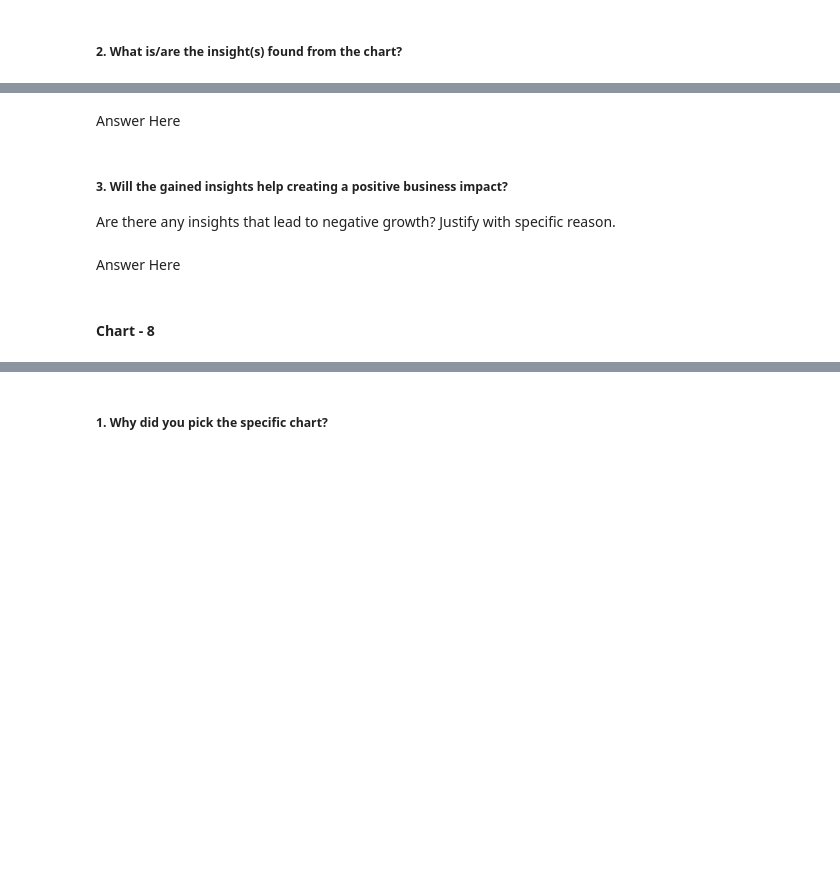
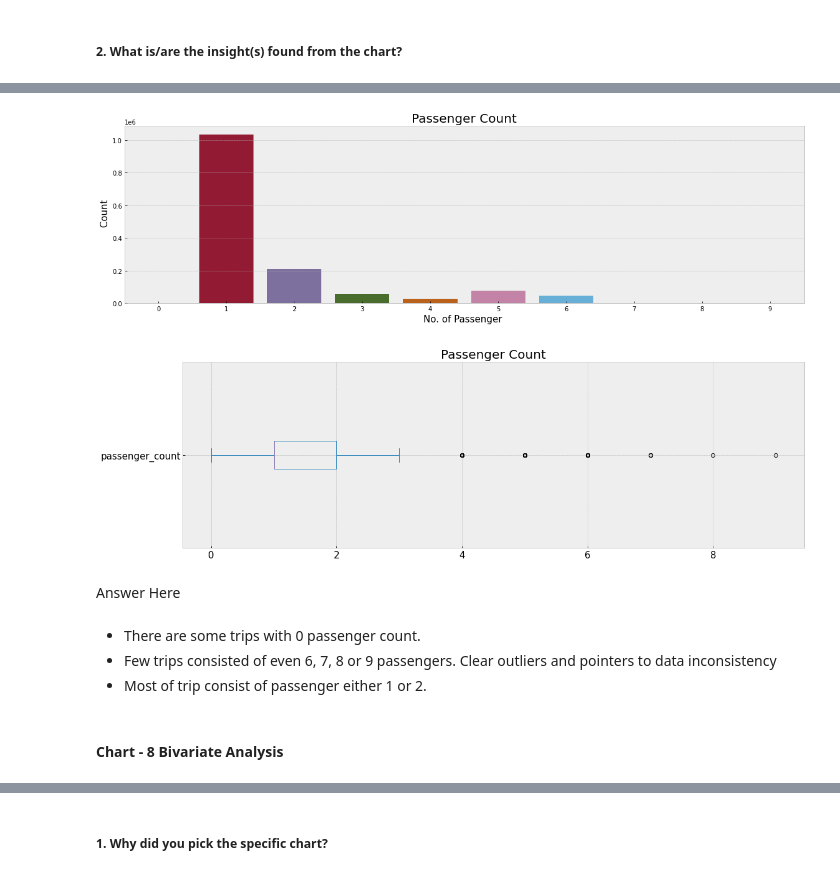
Before and after one commit to riyapatelrp/NYC-Taxi-Trip-Duration-Prediction, a Jupyter notebook: Team_Colab_NYC_taxi_trip_time_prediction.ipynb, the cells around one changed output, grey strips where cells are left out. Cells and saved outputs as stored; diff of their text form; code cells hidden in the pictures; blank space fills up the shorter version.

```diff
--- a/Team_Colab_NYC_taxi_trip_time_prediction.ipynb
+++ b/Team_Colab_NYC_taxi_trip_time_prediction.ipynb
@@ -475,9 +1156,23 @@ Answer Here.
+# %%
+fig, axes = plt.subplots(nrows=1, ncols=1,figsize=(16,5))
+# line = df['passenger_count'].value_counts().plot(kind='bar',fontsize = 15)
+line = sns.countplot(df.passenger_count)
+line.set_ylabel(" Count",fontsize = 15)
+line.set_xlabel("No. of Passenger ",fontsize = 15)
+line.set_title('Passenger Count',fontsize = 20)
+fig.tight_layout()
+fig, axes = plt.subplots(nrows=1, ncols=1,figsize=(16,5))
+box = df['passenger_count'].plot(kind='box',vert = False,fontsize = 15)
+box.set_title('Passenger Count',fontsize = 20)
+fig.tight_layout()
+# %% [output]
+[figure, added]
+[figure, added]
 # %% [markdown]
 Answer Here
-# %% [markdown]
-##### 3. Will the gained insights help creating a positive business impact?
-Are there any insights that lead to negative growth? Justify with specific reason.
-# %% [markdown]
-Answer Here
+# %% [markdown]
+*  There are some trips with 0 passenger count.
+*  Few trips consisted of even 6, 7, 8 or 9 passengers. Clear outliers and pointers to data inconsistency
+*  Most of trip consist of passenger either 1 or 2.
 # %% [markdown]
-#### Chart - 8
+#### Chart - 8 **Bivariate Analysis**
```
Also changed, not shown: parts of 194 cells of this notebook.
